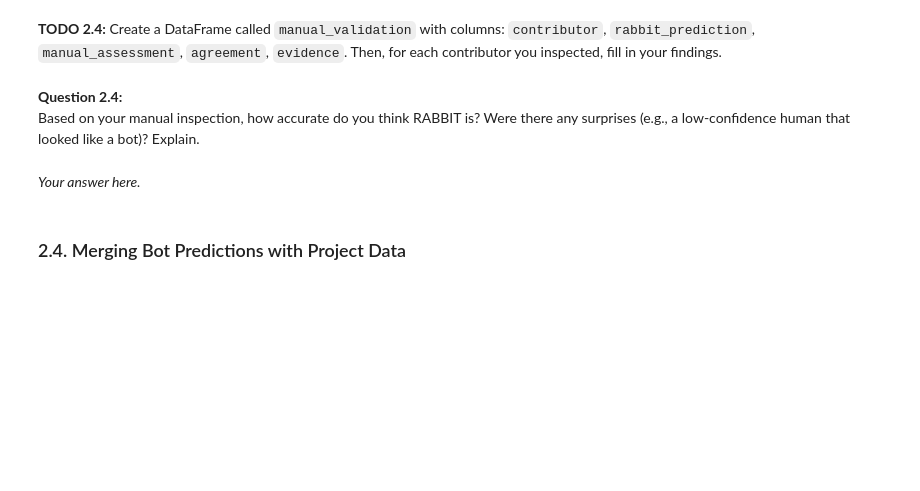
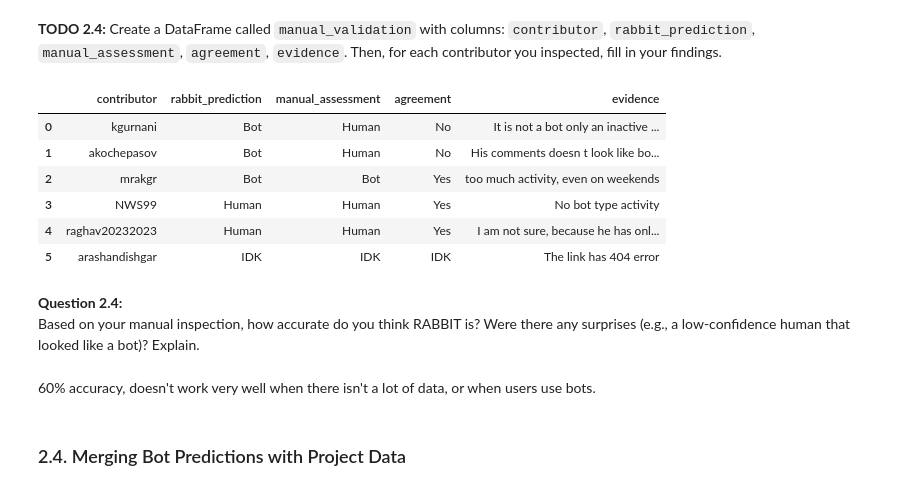
Before and after one commit to Vulturul2k/TP3, a Jupyter notebook: Bots-Template.ipynb, the cells around one changed output. Cells and saved outputs as stored; diff of their text form; code cells hidden in the pictures; blank space fills up the shorter version.

```diff
--- a/Bots-Template.ipynb
+++ b/Bots-Template.ipynb
@@ -793,18 +885,31 @@ for _, row in low_conf_samples.iterrows():
 # %%
 # TODO: Create and fill the manual validation DataFrame
 manual_validation = pd.DataFrame(columns=[
     'contributor', 'rabbit_prediction', 'manual_assessment', 'agreement', 'evidence'
 ])
 
 # Example (you will replace with actual data):
-# manual_validation.loc[0] = ['dependabot[bot]', 'Bot', 'Bot', 'Yes', 'Username ends with [bot], auto comments on PRs']
+manual_validation.loc[0] = ['kgurnani', 'Bot', 'Human', 'No', 'It is not a bot only an inactive github account, He has a valid linkedin']
+manual_validation.loc[1] = ['akochepasov', 'Bot', 'Human', 'No', 'His comments doesn t look like bot type']
+manual_validation.loc[2] = ['mrakgr', 'Bot', 'Bot', 'Yes', 'too much activity, even on weekends']
+manual_validation.loc[3] = ['NWS99', 'Human', 'Human', 'Yes', 'No bot type activity']
+manual_validation.loc[4] = ['raghav20232023', 'Human', 'Human', 'Yes', 'I am not sure, because he has only one repo public, but seems legit and he is pro on git']
+manual_validation.loc[5] = ['arashandishgar', 'IDK', 'IDK', 'IDK', 'The link has 404 error']
 
 display(manual_validation)
+# %% [output]
+|  | contributor | rabbit_prediction | manual_assessment | agreement | evidence |
+| 0 | kgurnani | Bot | Human | No | It is not a bot only an inactive ... |
+| 1 | akochepasov | Bot | Human | No | His comments doesn t look like bo... |
+| 2 | mrakgr | Bot | Bot | Yes | too much activity, even on weekends |
+| 3 | NWS99 | Human | Human | Yes | No bot type activity |
+| 4 | raghav20232023 | Human | Human | Yes | I am not sure, because he has onl... |
+| 5 | arashandishgar | IDK | IDK | IDK | The link has 404 error |
 # %% [markdown]
 **Question 2.4:**
 Based on your manual inspection, how accurate do you think RABBIT is? Were there any surprises (e.g., a low‑confidence human that looked like a bot)? Explain.
 # %% [markdown]
-*Your answer here.*
+60% accuracy, doesn't work very well when there isn't a lot of data, or when users use bots.
 # %% [markdown]
 ###  2.4. Merging Bot Predictions with Project Data
 # %% [markdown]
```
Also changed, not shown: parts of 10 cells of this notebook, 1 other file.
